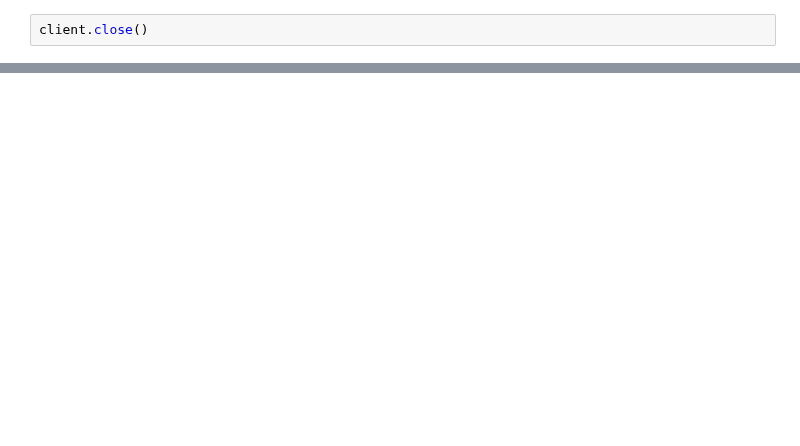
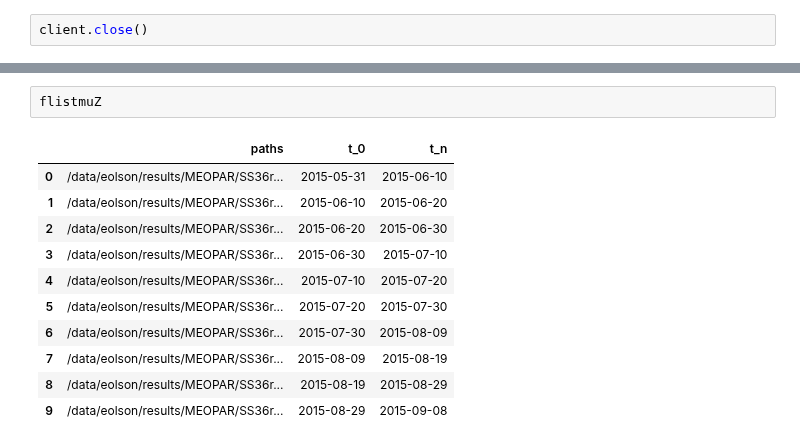
Before and after one commit to SalishSeaCast/analysis-doug, a Jupyter notebook: notebooks/dask-expts/elise_dask_expts.ipynb, the cells around one changed output, grey strips where cells are left out. Drawn from its saved outputs; the diff is of its cells as text; blank space fills up the shorter version.

```diff
--- a/notebooks/dask-expts/elise_dask_expts.ipynb
+++ b/notebooks/dask-expts/elise_dask_expts.ipynb
@@ -363,0 +385,14 @@ client.close()
+# %%
+flistmuZ
+# %% [output]
+|  | paths | t_0 | t_n |
+| 0 | /data/eolson/results/MEOPAR/SS36r... | 2015-05-31 | 2015-06-10 |
+| 1 | /data/eolson/results/MEOPAR/SS36r... | 2015-06-10 | 2015-06-20 |
+| 2 | /data/eolson/results/MEOPAR/SS36r... | 2015-06-20 | 2015-06-30 |
+| 3 | /data/eolson/results/MEOPAR/SS36r... | 2015-06-30 | 2015-07-10 |
+| 4 | /data/eolson/results/MEOPAR/SS36r... | 2015-07-10 | 2015-07-20 |
+| 5 | /data/eolson/results/MEOPAR/SS36r... | 2015-07-20 | 2015-07-30 |
+| 6 | /data/eolson/results/MEOPAR/SS36r... | 2015-07-30 | 2015-08-09 |
+| 7 | /data/eolson/results/MEOPAR/SS36r... | 2015-08-09 | 2015-08-19 |
+| 8 | /data/eolson/results/MEOPAR/SS36r... | 2015-08-19 | 2015-08-29 |
+| 9 | /data/eolson/results/MEOPAR/SS36r... | 2015-08-29 | 2015-09-08 |
```
Also changed, not shown: parts of 36 cells of this notebook.
